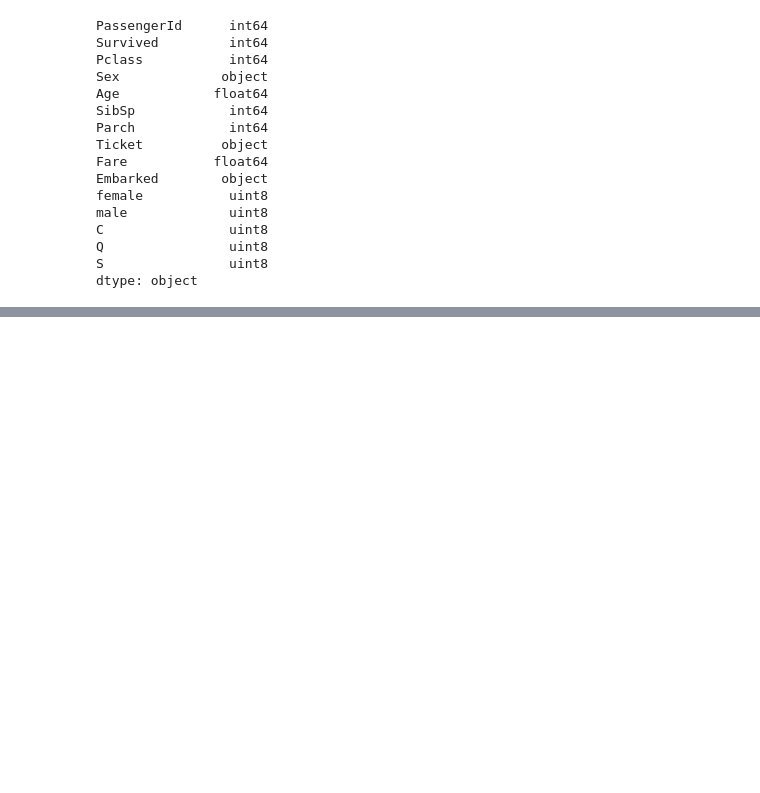
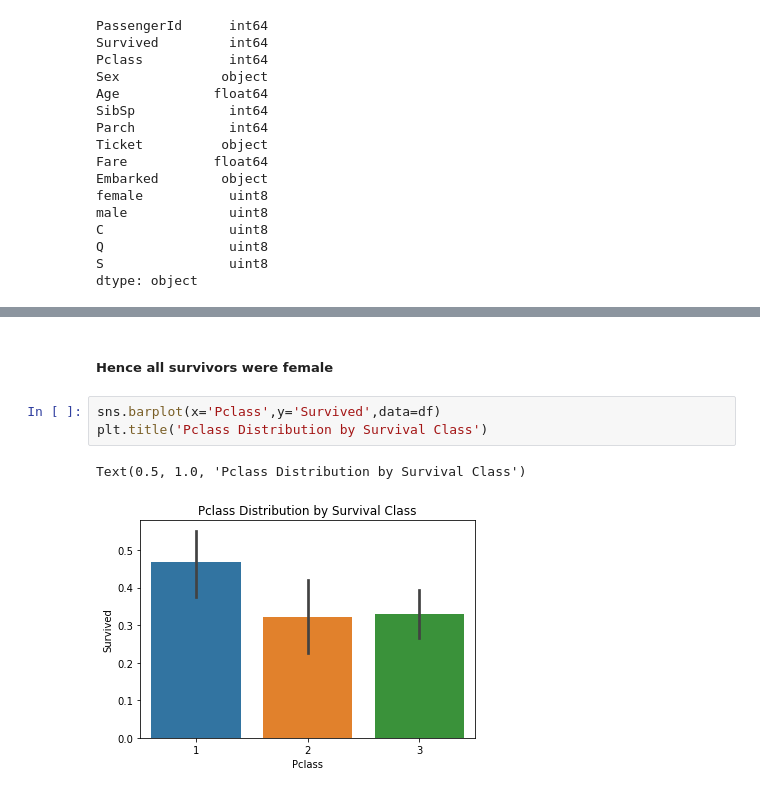
Before and after one commit to barshakc/PRODIGY_DS_02, a Jupyter notebook: Titanic_Dataset.ipynb, the cells around one changed output, grey strips where cells are left out. Cells and saved outputs as stored; diff of their text form; blank space fills up the shorter version.

```diff
--- a/Titanic_Dataset.ipynb
+++ b/Titanic_Dataset.ipynb
@@ -211,0 +245,8 @@ dtype: object
+# %% [markdown]
+##### Hence all survivors were female
+# %%
+sns.barplot(x='Pclass',y='Survived',data=df)
+plt.title('Pclass Distribution by Survival Class')
+# %% [output]
+Text(0.5, 1.0, 'Pclass Distribution by Survival Class')
+[figure, added]
```
Also changed, not shown: parts of 8 cells of this notebook.
